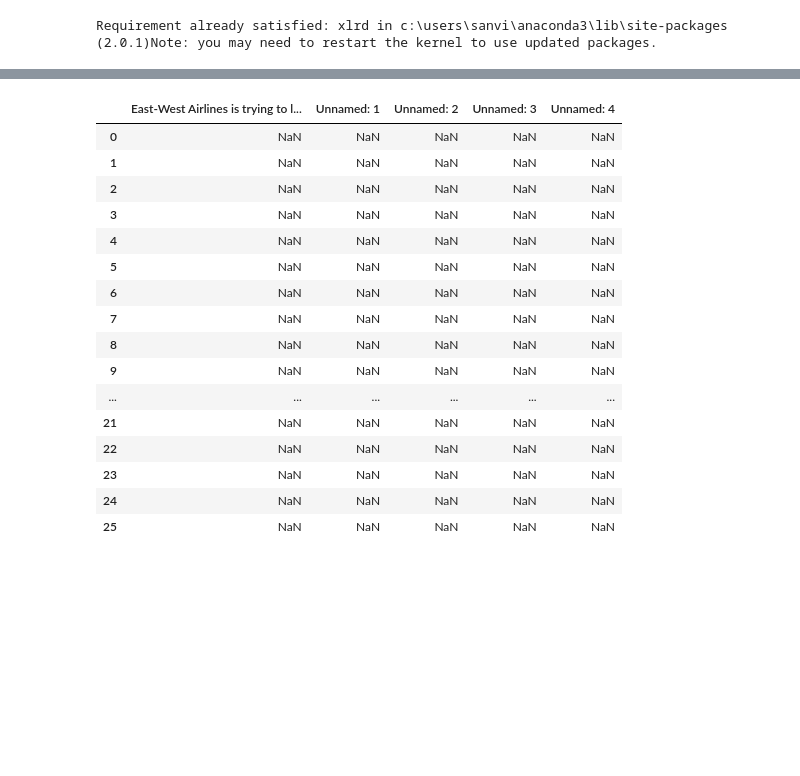
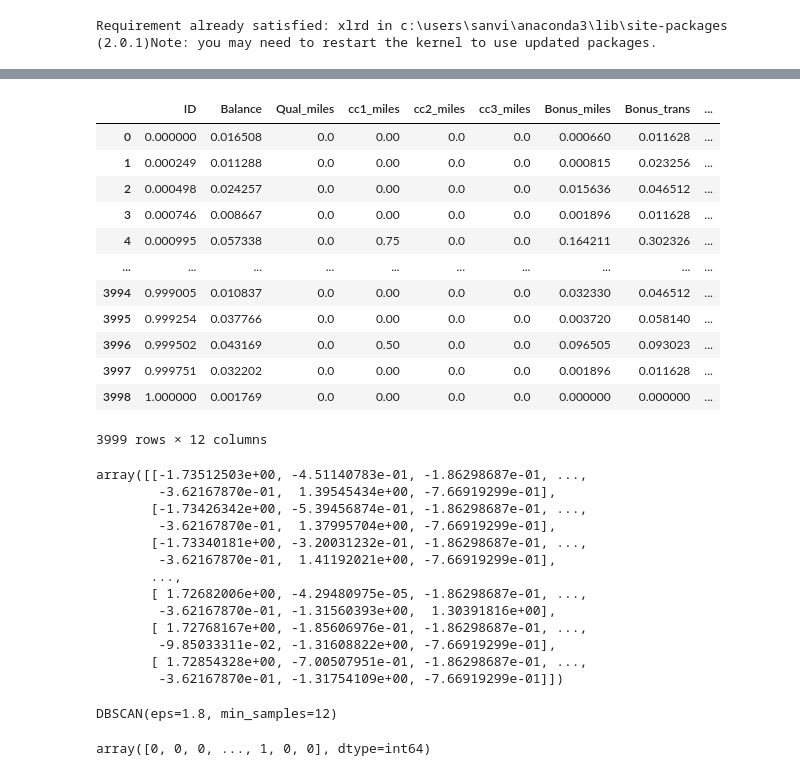
Before and after one commit to sairaj2005/ds-assignment, a Jupyter notebook: Clustering/clustering_airlines.ipynb, the cells around one changed output, grey strips where cells are left out. Drawn from its saved outputs; the diff is of its cells as text; code cells hidden in the pictures; blank space fills up the shorter version.

Commit message:
Clustering: Hierarchical, K-Means, DB Scan

```diff
--- a/Clustering/clustering_airlines.ipynb
+++ b/Clustering/clustering_airlines.ipynb
@@ -61,23 +65,20 @@ def norm_func(i):
     return (x)
 # %%
 # Normalized data frame (considering the numerical part of data)
-airline1_norm = norm_func(airline)
-airline1_norm
+airline1_norm = norm_func(airline_sheet_index)
+dataset = airline1_norm.rename(columns={'ID#':'ID', 'Award?':'Award'})
+dataset
 # %% [output]
-|  | East-West Airlines is trying to l... | Unnamed: 1 | Unnamed: 2 | Unnamed: 3 | Unnamed: 4 |
-| 0 | NaN | NaN | NaN | NaN | NaN |
-| 1 | NaN | NaN | NaN | NaN | NaN |
-| 2 | NaN | NaN | NaN | NaN | NaN |
-| 3 | NaN | NaN | NaN | NaN | NaN |
-| 4 | NaN | NaN | NaN | NaN | NaN |
-| 5 | NaN | NaN | NaN | NaN | NaN |
-| 6 | NaN | NaN | NaN | NaN | NaN |
-| 7 | NaN | NaN | NaN | NaN | NaN |
-| 8 | NaN | NaN | NaN | NaN | NaN |
-| 9 | NaN | NaN | NaN | NaN | NaN |
-| ... | ... | ... | ... | ... | ... |
-| 21 | NaN | NaN | NaN | NaN | NaN |
-| 22 | NaN | NaN | NaN | NaN | NaN |
-| 23 | NaN | NaN | NaN | NaN | NaN |
-| 24 | NaN | NaN | NaN | NaN | NaN |
-| 25 | NaN | NaN | NaN | NaN | NaN |
+|  | ID | Balance | Qual_miles | cc1_miles | cc2_miles | cc3_miles | Bonus_miles | Bonus_trans | ... |
+| 0 | 0.000000 | 0.016508 | 0.0 | 0.00 | 0.0 | 0.0 | 0.000660 | 0.011628 | ... |
+| 1 | 0.000249 | 0.011288 | 0.0 | 0.00 | 0.0 | 0.0 | 0.000815 | 0.023256 | ... |
+| 2 | 0.000498 | 0.024257 | 0.0 | 0.00 | 0.0 | 0.0 | 0.015636 | 0.046512 | ... |
+| 3 | 0.000746 | 0.008667 | 0.0 | 0.00 | 0.0 | 0.0 | 0.001896 | 0.011628 | ... |
+| 4 | 0.000995 | 0.057338 | 0.0 | 0.75 | 0.0 | 0.0 | 0.164211 | 0.302326 | ... |
+| ... | ... | ... | ... | ... | ... | ... | ... | ... | ... |
+| 3994 | 0.999005 | 0.010837 | 0.0 | 0.00 | 0.0 | 0.0 | 0.032330 | 0.046512 | ... |
+| 3995 | 0.999254 | 0.037766 | 0.0 | 0.00 | 0.0 | 0.0 | 0.003720 | 0.058140 | ... |
+| 3996 | 0.999502 | 0.043169 | 0.0 | 0.50 | 0.0 | 0.0 | 0.096505 | 0.093023 | ... |
+| 3997 | 0.999751 | 0.032202 | 0.0 | 0.00 | 0.0 | 0.0 | 0.001896 | 0.011628 | ... |
+| 3998 | 1.000000 | 0.001769 | 0.0 | 0.00 | 0.0 | 0.0 | 0.000000 | 0.000000 | ... |
+3999 rows × 12 columns
@@ -83,0 +91,30 @@ airline1_norm
+# %%
+X
+# %% [output]
+array([[-1.73512503e+00, -4.51140783e-01, -1.86298687e-01, ...,
+        -3.62167870e-01,  1.39545434e+00, -7.66919299e-01],
+       [-1.73426342e+00, -5.39456874e-01, -1.86298687e-01, ...,
+        -3.62167870e-01,  1.37995704e+00, -7.66919299e-01],
+       [-1.73340181e+00, -3.20031232e-01, -1.86298687e-01, ...,
+        -3.62167870e-01,  1.41192021e+00, -7.66919299e-01],
+       ...,
+       [ 1.72682006e+00, -4.29480975e-05, -1.86298687e-01, ...,
+        -3.62167870e-01, -1.31560393e+00,  1.30391816e+00],
+       [ 1.72768167e+00, -1.85606976e-01, -1.86298687e-01, ...,
+        -9.85033311e-02, -1.31608822e+00, -7.66919299e-01],
+       [ 1.72854328e+00, -7.00507951e-01, -1.86298687e-01, ...,
+        -3.62167870e-01, -1.31754109e+00, -7.66919299e-01]])
+# %%
+dbscan = DBSCAN(eps=1.8, min_samples=12) #Min = D+1 where D is the number of columns.
+#as we decrease eps, more outliers are formed as radius decreases.
+dbscan.fit(X)
+# %% [output]
+DBSCAN(eps=1.8, min_samples=12)
+# %%
+#Labels are nothing but the clusters. #Noisy samples are given the label -1.
+dbscan.labels_ #0 means normal data-point of cluster, -1 means noisy datapoint
+
+#Here algorithm is only forming one cluster as 0 is only formed. So DBSCAN may not be the right approach for
+#this dataset.
+# %% [output]
+array([0, 0, 0, ..., 1, 0, 0], dtype=int64)
```
Also changed, not shown: parts of 23 cells of this notebook, 1 other file.
